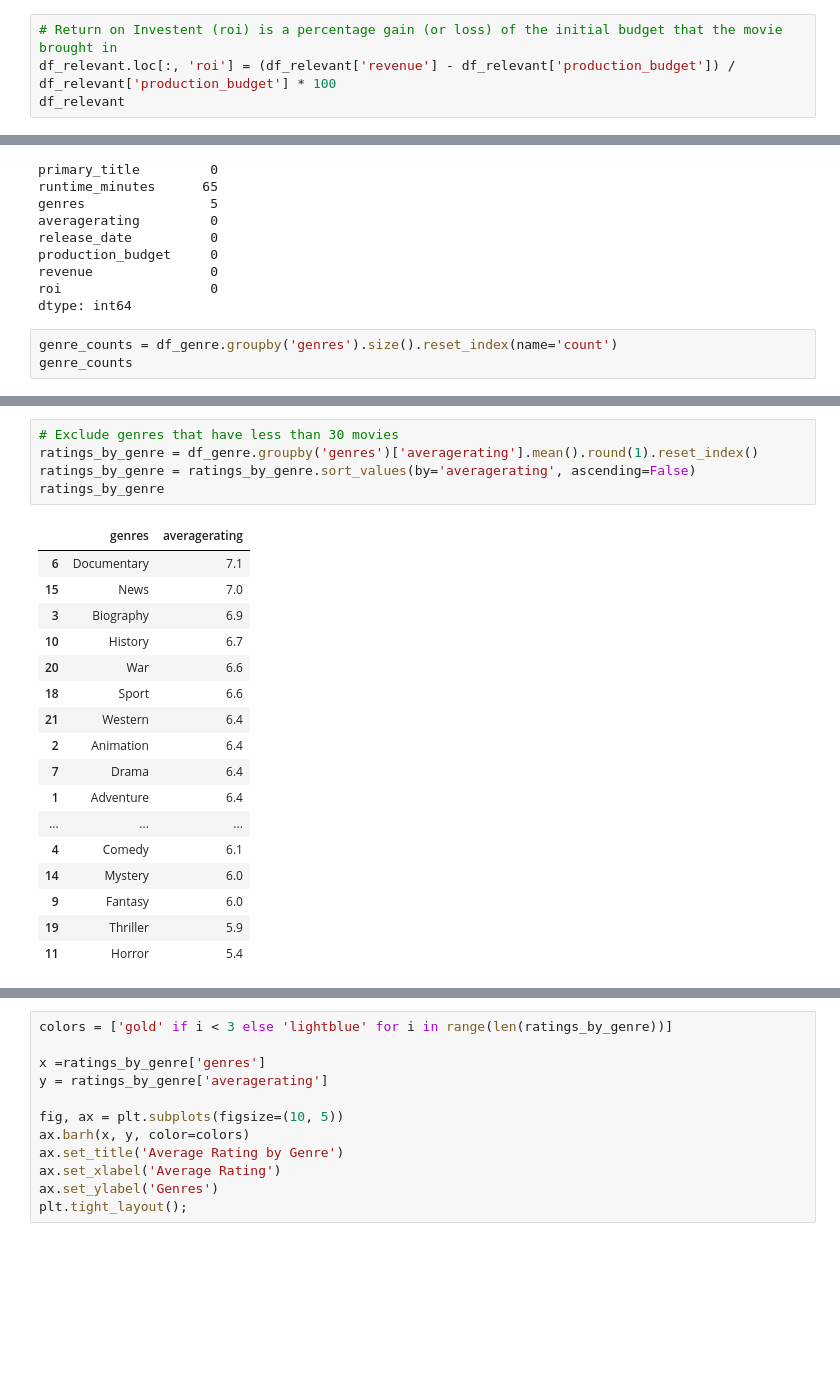
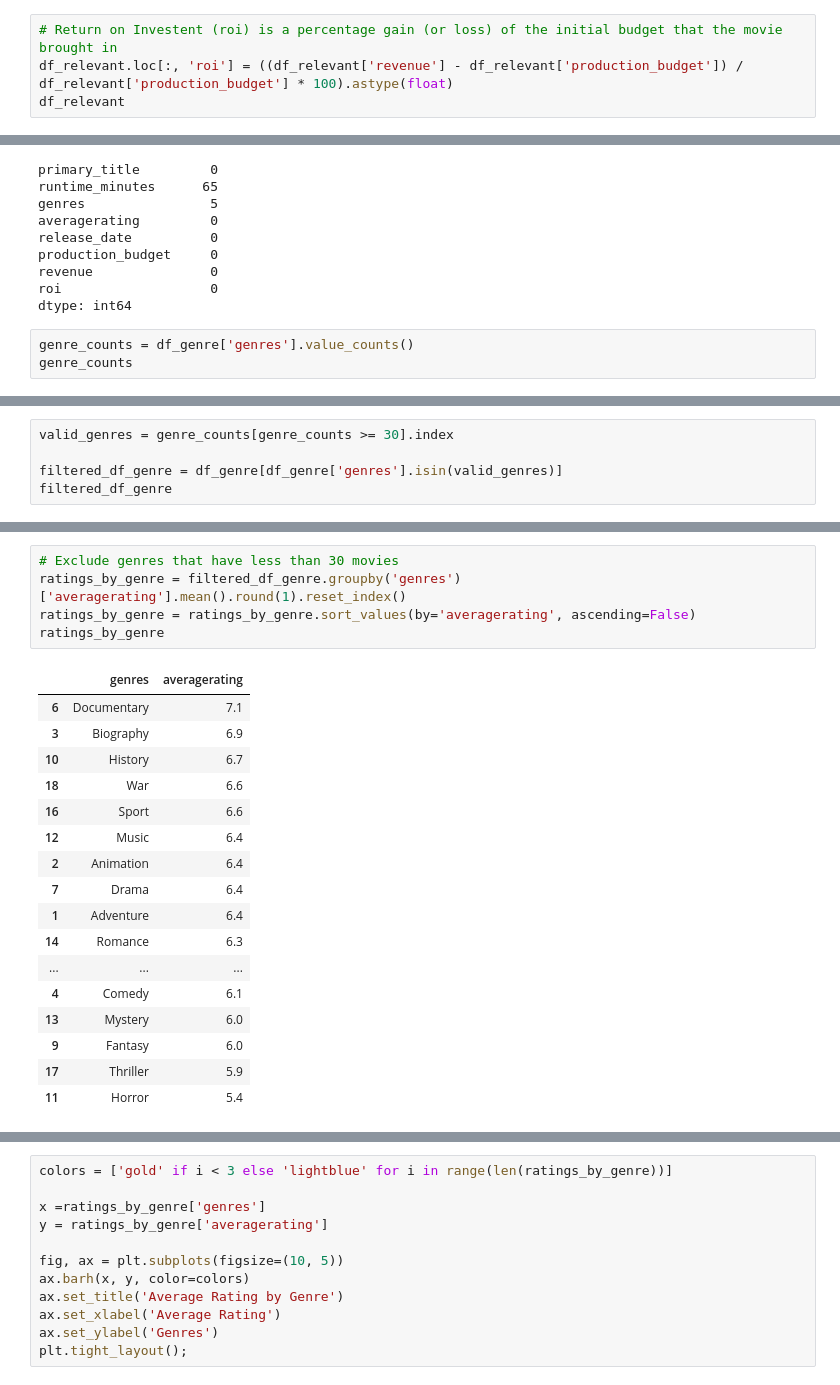
Before and after one commit to elijahlopez94/box_office_statistical_analysis, a Jupyter notebook: box_office_statistical_analysis.ipynb, the cells around one changed output, grey strips where cells are left out. Drawn from its saved outputs; the diff is of its cells as text; blank space fills up the shorter version.

```diff
--- a/box_office_statistical_analysis.ipynb
+++ b/box_office_statistical_analysis.ipynb
@@ -350,7 +352,7 @@ df_relevant
 2192 rows × 7 columns
 # %%
 # Return on Investent (roi) is a percentage gain (or loss) of the initial budget that the movie brought in
-df_relevant.loc[:, 'roi'] = (df_relevant['revenue'] - df_relevant['production_budget']) / df_relevant['production_budget'] * 100
+df_relevant.loc[:, 'roi'] = ((df_relevant['revenue'] - df_relevant['production_budget']) / df_relevant['production_budget'] * 100).astype(float)
 df_relevant
 # %% [output]
 A value is trying to be set on a copy of a slice from a DataFrame.
@@ -397,6 +399,6 @@ revenue               0
 roi                   0
 dtype: int64
 # %%
-genre_counts = df_genre.groupby('genres').size().reset_index(name='count')
+genre_counts = df_genre['genres'].value_counts()
 genre_counts
 # %% [output]
@@ -419,0 +422,5 @@ genre_counts
+# %%
+valid_genres = genre_counts[genre_counts >= 30].index
+
+filtered_df_genre = df_genre[df_genre['genres'].isin(valid_genres)]
+filtered_df_genre
@@ -420,23 +441,23 @@ genre_counts
 # %%
 # Exclude genres that have less than 30 movies
-ratings_by_genre = df_genre.groupby('genres')['averagerating'].mean().round(1).reset_index()
+ratings_by_genre = filtered_df_genre.groupby('genres')['averagerating'].mean().round(1).reset_index()
 ratings_by_genre = ratings_by_genre.sort_values(by='averagerating', ascending=False)
 ratings_by_genre
 # %% [output]
 |  | genres | averagerating |
 | 6 | Documentary | 7.1 |
-| 15 | News | 7.0 |
 | 3 | Biography | 6.9 |
 | 10 | History | 6.7 |
-| 20 | War | 6.6 |
-| 18 | Sport | 6.6 |
-| 21 | Western | 6.4 |
+| 18 | War | 6.6 |
+| 16 | Sport | 6.6 |
+| 12 | Music | 6.4 |
 | 2 | Animation | 6.4 |
 | 7 | Drama | 6.4 |
 | 1 | Adventure | 6.4 |
+| 14 | Romance | 6.3 |
 | ... | ... | ... |
 | 4 | Comedy | 6.1 |
-| 14 | Mystery | 6.0 |
+| 13 | Mystery | 6.0 |
 | 9 | Fantasy | 6.0 |
-| 19 | Thriller | 5.9 |
+| 17 | Thriller | 5.9 |
 | 11 | Horror | 5.4 |
```
Also changed, not shown: parts of 18 cells of this notebook.
